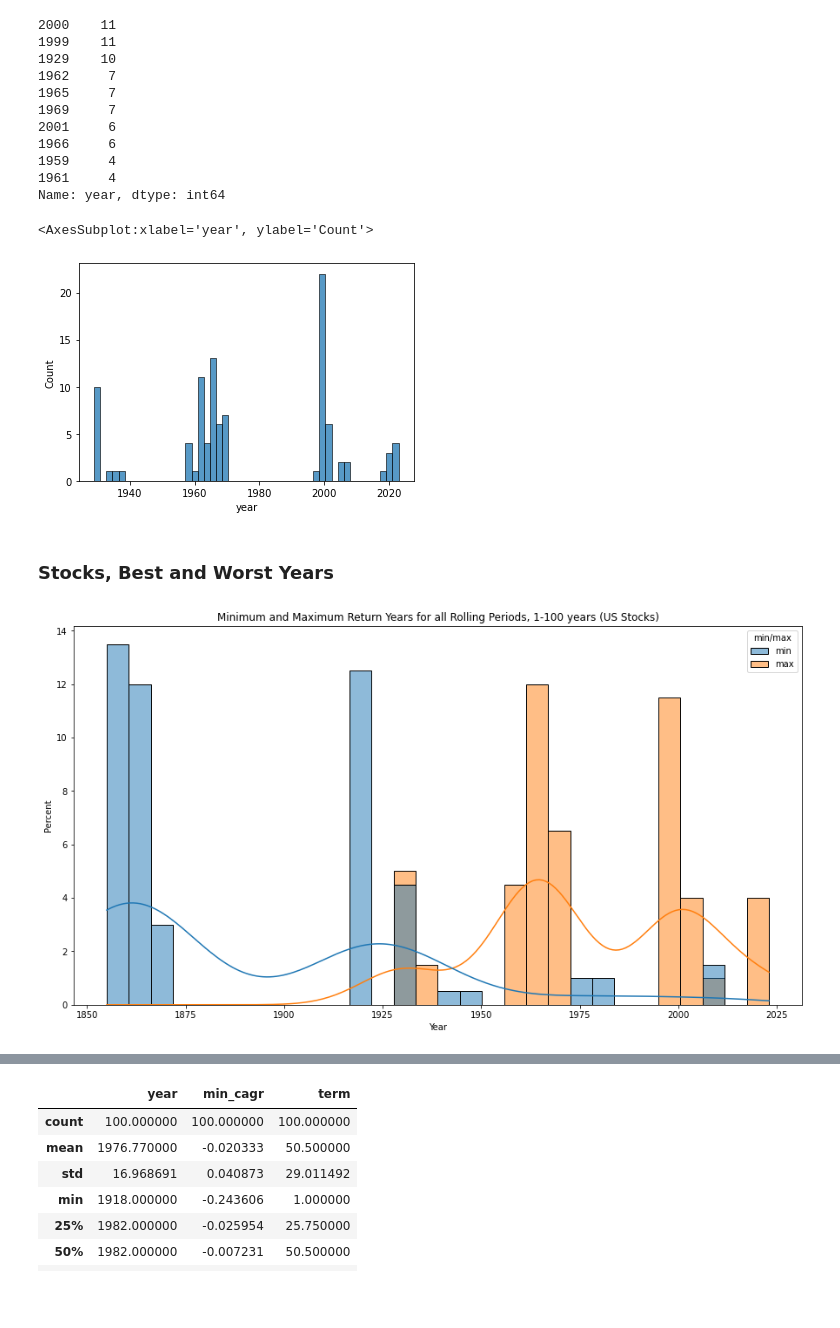
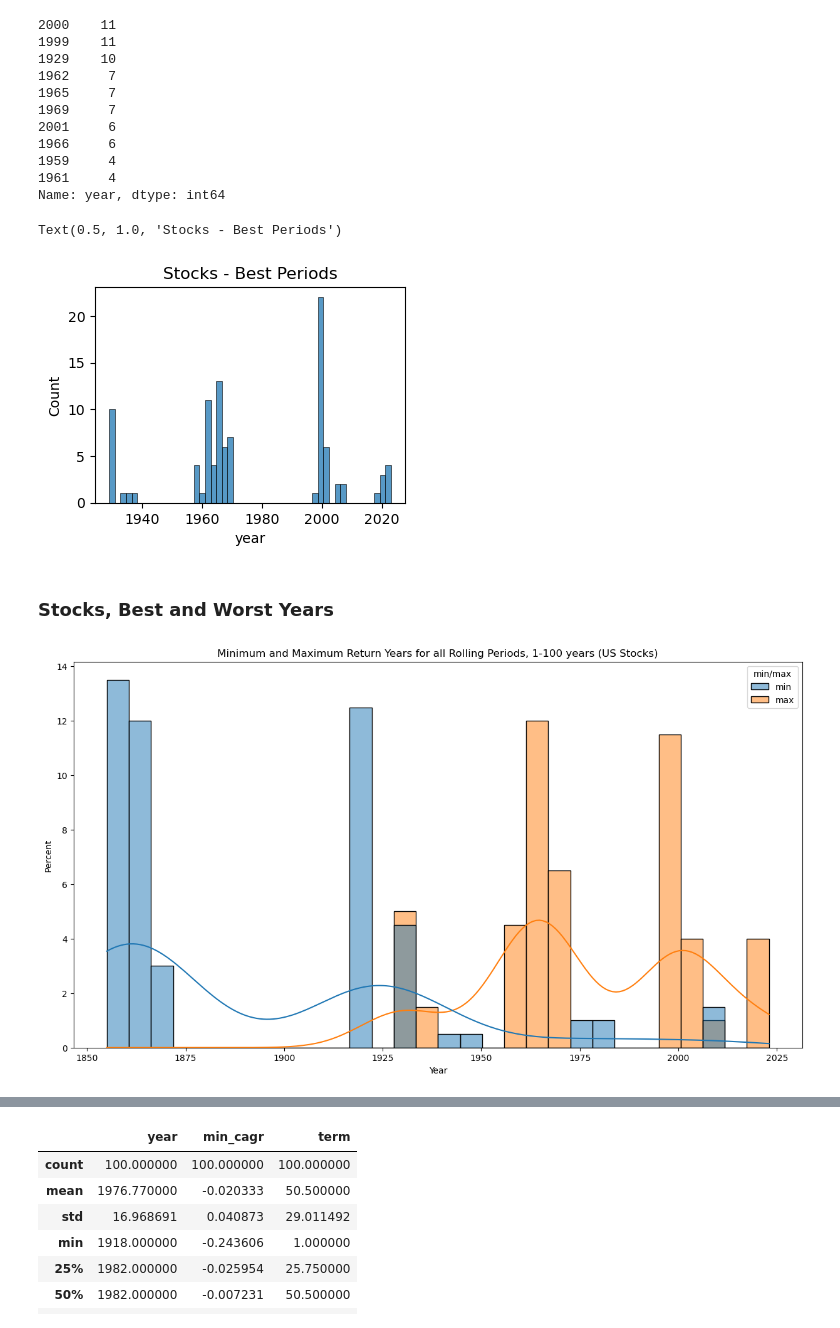
Before and after one commit to StarkArk/The_Long_View_Stocks_Bonds, a Jupyter notebook: stock_bond_return_analysis.ipynb, the cells around one changed output, grey strips where cells are left out. Cells and saved outputs as stored; diff of their text form; code cells hidden in the pictures; blank space fills up the shorter version.

```diff
--- a/stock_bond_return_analysis.ipynb
+++ b/stock_bond_return_analysis.ipynb
@@ -306,6 +304,10 @@ plt.show()
 # populate a dataframe with the minimum return one can expect from a given roll period (in years)
 # create an empty dictionary object to store the roll period and minimum annualized return
 cagr_roll_dict = {"period":[], "min_cagr":[]}
+
+# Keep track of # of years to guarantee a minimum return
+guarantee_0 = False
+guarantee_2 = False
 
 # i is the period or number of years in the roll period
 for i in range(1,231):
@@ -322,6 +324,19 @@ for i in range(1,231):
     cagr_min = min(cagr)
     cagr_roll_dict["period"].append(n)
     cagr_roll_dict["min_cagr"].append(cagr_min)
+    if cagr_min >= .02 and guarantee_2 == False:
+        stock_percent_2 = i
+        guarantee_2 = True
+    if cagr_min < .02 and guarantee_2 == True:
+        guarantee_2 = False
+    if cagr_min >= 0 and guarantee_0 == False:
+        stock_percent_0 = i
+        guarantee_0 = True
+    if cagr_min < 0 and guarantee_0 == True:
+        guarantee_0 = False
 
 # Convert the dictionary of roll periods and returns to a dataframe
 bond_cagr_roll = pd.DataFrame.from_dict(cagr_roll_dict)
+
+print(f"Minimum number of years to guarantee a non_negative return: {stock_percent_0}")
+print(f"Minimum number of years to guarantee a 2% or better return: {stock_percent_2}")
@@ -794,10 +804,12 @@ year_max_cagr['year'].value_counts().head(10)
 1961     4
 Name: year, dtype: int64
 # %%
-#sns.histplot(year_max_cagr['year'], bins=50)
+plt.figure(figsize=(4,2.8))
+sns.histplot(year_max_cagr['year'], bins=50)
+plt.title("Stocks - Best Periods")
 # %% [output]
-<AxesSubplot:xlabel='year', ylabel='Count'>
+Text(0.5, 1.0, 'Stocks - Best Periods')
-[figure, old version]
+[figure, new version]
 # %% [markdown]
 ### Stocks, Best and Worst Years
 # %%
@@ -825,7 +837,7 @@ plt.title('Minimum and Maximum Return Years for all Rolling Periods, 1-100 years
 plt.xlabel('Year')
 plt.show()
 # %% [output]
-[figure, old version]
+[figure, new version]
 # %%
 b_year_min_dict = {"year":[], "min_cagr":[], "term":[]}
 b_year_max_dict = {"year":[], "max_cagr":[], "term":[]}
```
Also changed, not shown: parts of 20 cells of this notebook, 1 other file.
